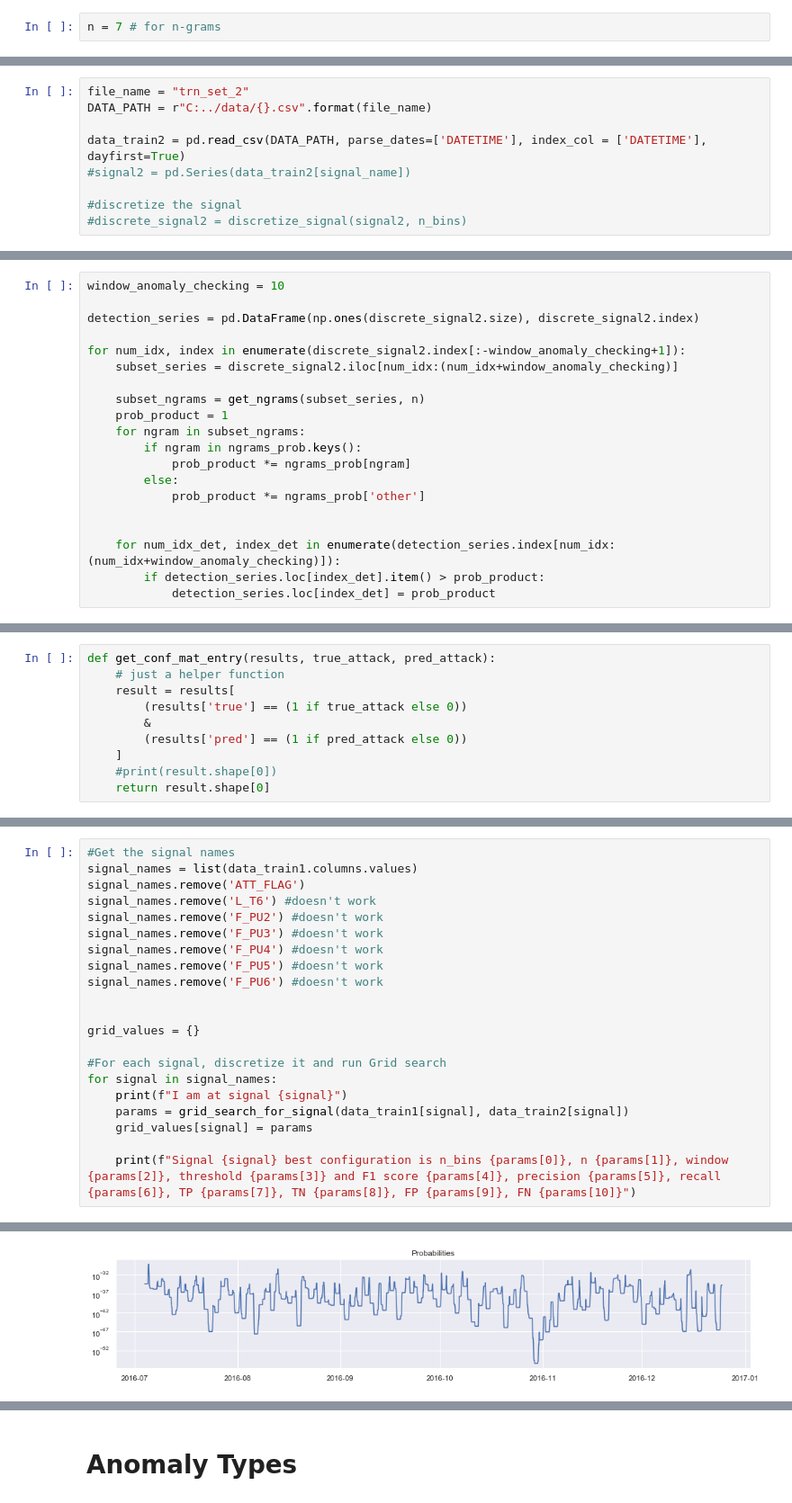
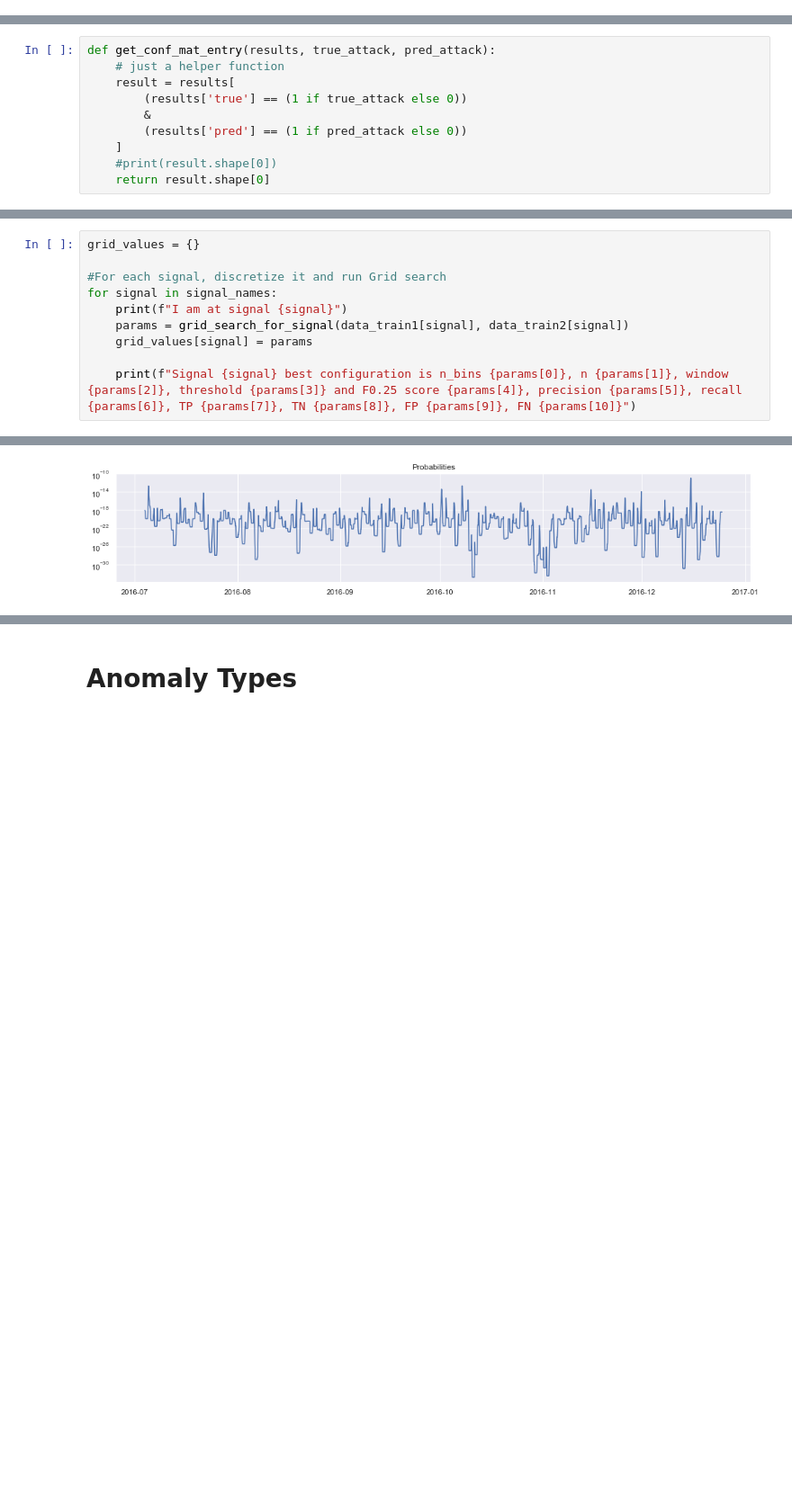
Before and after one commit to benhe119/Cyber-data-analytics_TUDelft, a Jupyter notebook: lab2/notebooks/Discrete Models Task.ipynb, the cells around one changed output, grey strips where cells are left out. Shown at 90% size. Cells and saved outputs as stored; diff of their text form; blank space fills up the shorter version.

```diff
--- a/lab2/notebooks/Discrete Models Task.ipynb
+++ b/lab2/notebooks/Discrete Models Task.ipynb
@@ -54,8 +86,6 @@ plot_discrete(signal, n_hours, n_bins)
 # %% [markdown]
 Let's work on n-grams now.
 First, we define a function for generating all the n-grams given the discretized signal, where n is defined by the user.
-# %%
-n = 7 # for n-grams
 # %%
 def get_ngrams(discrete_signal, n):
     return zip(*[discrete_signal[index:] for index in range(n)])
@@ -121,9 +122,0 @@ Let's take the dataset 2, which has attacks, and discretize it.
-# %%
-file_name = "trn_set_2"
-DATA_PATH = r"C:../data/{}.csv".format(file_name)
-
-data_train2 = pd.read_csv(DATA_PATH, parse_dates=['DATETIME'], index_col = ['DATETIME'], dayfirst=True)
-#signal2 = pd.Series(data_train2[signal_name])
-
-#discretize the signal
-#discrete_signal2 = discretize_signal(signal2, n_bins)
@@ -132,20 +122,0 @@ Now we are sliding over this signal with a bigger window that the one used for c
-# %%
-window_anomaly_checking = 10
-
-detection_series = pd.DataFrame(np.ones(discrete_signal2.size), discrete_signal2.index)
-
-for num_idx, index in enumerate(discrete_signal2.index[:-window_anomaly_checking+1]):
-    subset_series = discrete_signal2.iloc[num_idx:(num_idx+window_anomaly_checking)]
-
-    subset_ngrams = get_ngrams(subset_series, n)
-    prob_product = 1
-    for ngram in subset_ngrams:
-        if ngram in ngrams_prob.keys():
-            prob_product *= ngrams_prob[ngram]
-        else:
-            prob_product *= ngrams_prob['other']
-
-
-    for num_idx_det, index_det in enumerate(detection_series.index[num_idx:(num_idx+window_anomaly_checking)]):
-        if detection_series.loc[index_det].item() > prob_product:
-            detection_series.loc[index_det] = prob_product
@@ -300,15 +296,4 @@ Let's run Grid Search for all the different continuous signals in the dataset.
 # %%
-#Get the signal names
-signal_names = list(data_train1.columns.values)
-signal_names.remove('ATT_FLAG')
-signal_names.remove('L_T6') #doesn't work
-signal_names.remove('F_PU2') #doesn't work
-signal_names.remove('F_PU3') #doesn't work
-signal_names.remove('F_PU4') #doesn't work
-signal_names.remove('F_PU5') #doesn't work
-signal_names.remove('F_PU6') #doesn't work
-
-
 grid_values = {}
 
 #For each signal, discretize it and run Grid search
@@ -317,6 +302,6 @@ for signal in signal_names:
     params = grid_search_for_signal(data_train1[signal], data_train2[signal])
     grid_values[signal] = params
 
-    print(f"Signal {signal} best configuration is n_bins {params[0]}, n {params[1]}, window {params[2]}, threshold {params[3]} and F1 score {params[4]}, precision {params[5]}, recall {params[6]}, TP {params[7]}, TN {params[8]}, FP {params[9]}, FN {params[10]}")
+    print(f"Signal {signal} best configuration is n_bins {params[0]}, n {params[1]}, window {params[2]}, threshold {params[3]} and F0.25 score {params[4]}, precision {params[5]}, recall {params[6]}, TP {params[7]}, TN {params[8]}, FP {params[9]}, FN {params[10]}")
 # %% [output]
 I am at signal L_T1
@@ -327 +308 @@ To register the converters:
-[figure, old version]
+[figure, new version]
```
Also changed, not shown: parts of 42 cells of this notebook, 1 other file.
